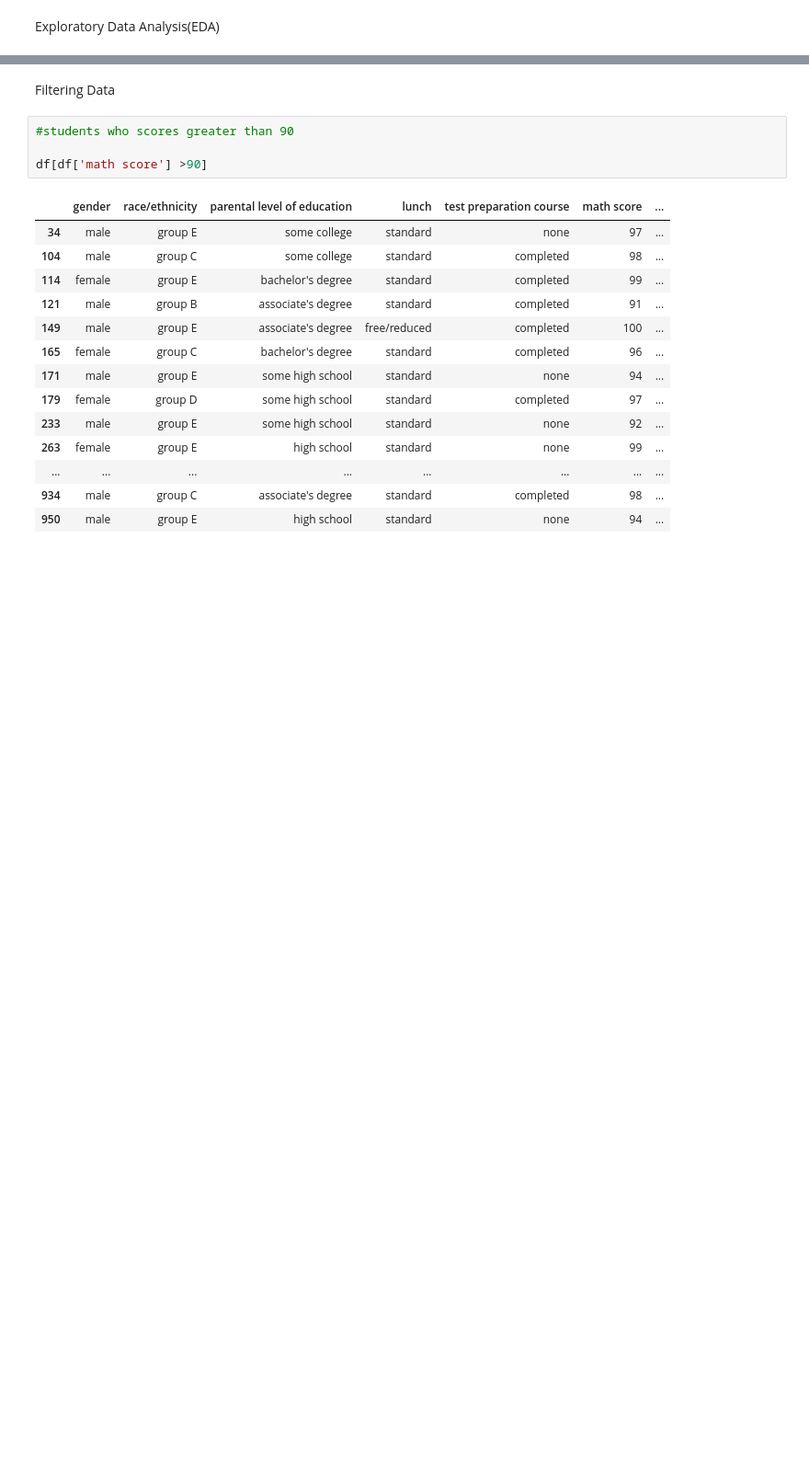
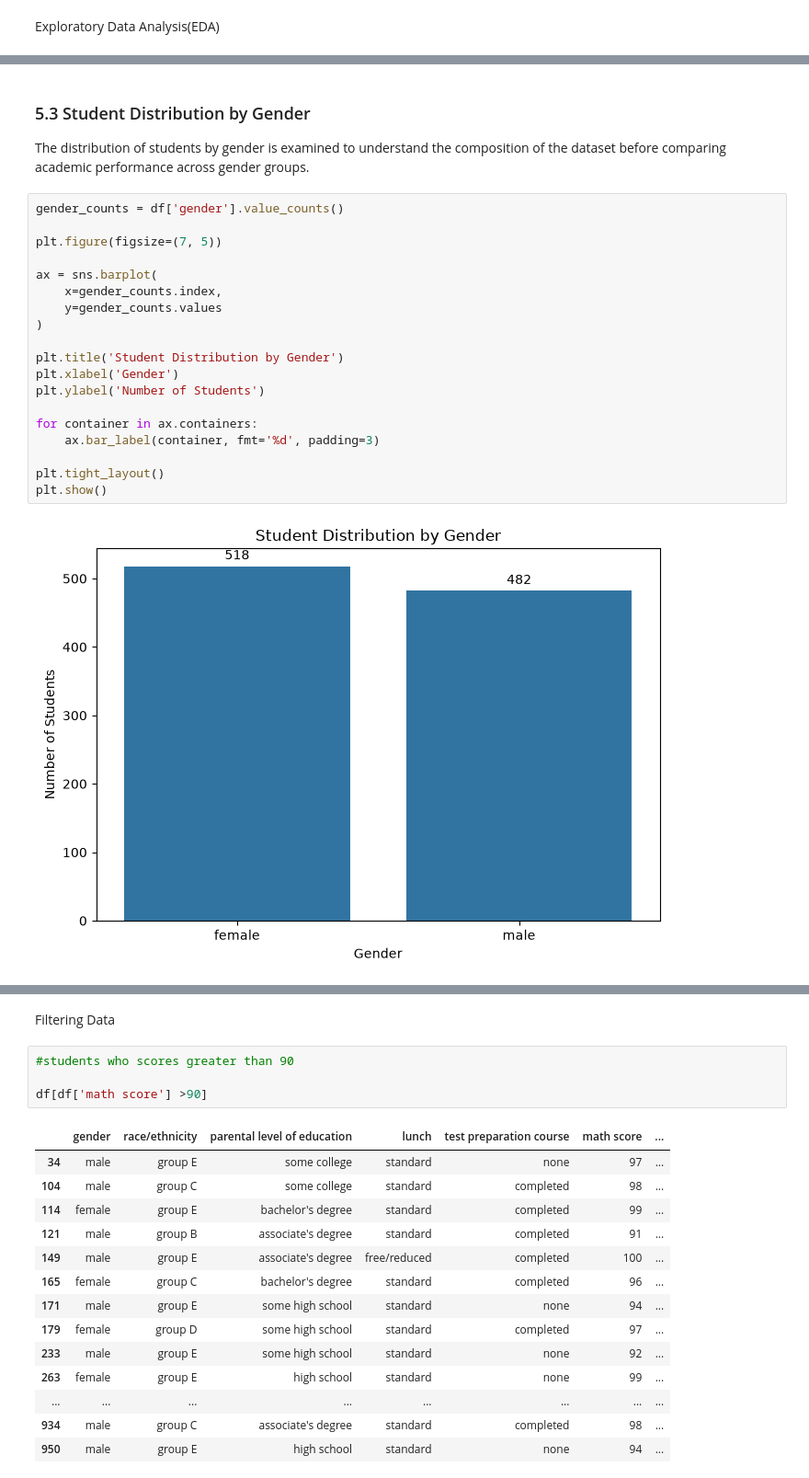
Before and after one commit to khushbu889/Student-Performance-Analytics, a Jupyter notebook: notebooks/student_performance_analysis.ipynb, the cells around one changed output, grey strips where cells are left out. Shown at 92% size. Saved outputs shown, nothing was run; the diff lists cells and outputs as text; blank space fills up the shorter version.

```diff
--- a/notebooks/student_performance_analysis.ipynb
+++ b/notebooks/student_performance_analysis.ipynb
@@ -360,0 +360,25 @@ df.groupby('parental level of education')[['math score', 'reading score', 'writi
+# %% [markdown]
+### 5.3 Student Distribution by Gender
+
+The distribution of students by gender is examined to understand the composition of the dataset before comparing academic performance across gender groups.
+# %%
+gender_counts = df['gender'].value_counts()
+
+plt.figure(figsize=(7, 5))
+
+ax = sns.barplot(
+    x=gender_counts.index,
+    y=gender_counts.values
+)
+
+plt.title('Student Distribution by Gender')
+plt.xlabel('Gender')
+plt.ylabel('Number of Students')
+
+for container in ax.containers:
+    ax.bar_label(container, fmt='%d', padding=3)
+
+plt.tight_layout()
+plt.show()
+# %% [output]
+[figure, added]
```
Also changed, not shown: parts of 73 cells of this notebook.
